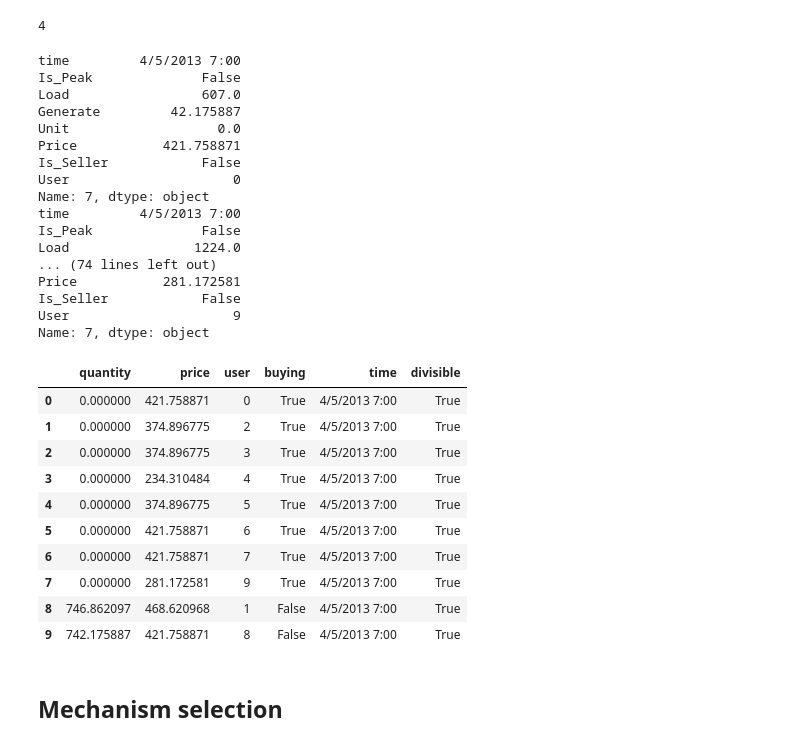
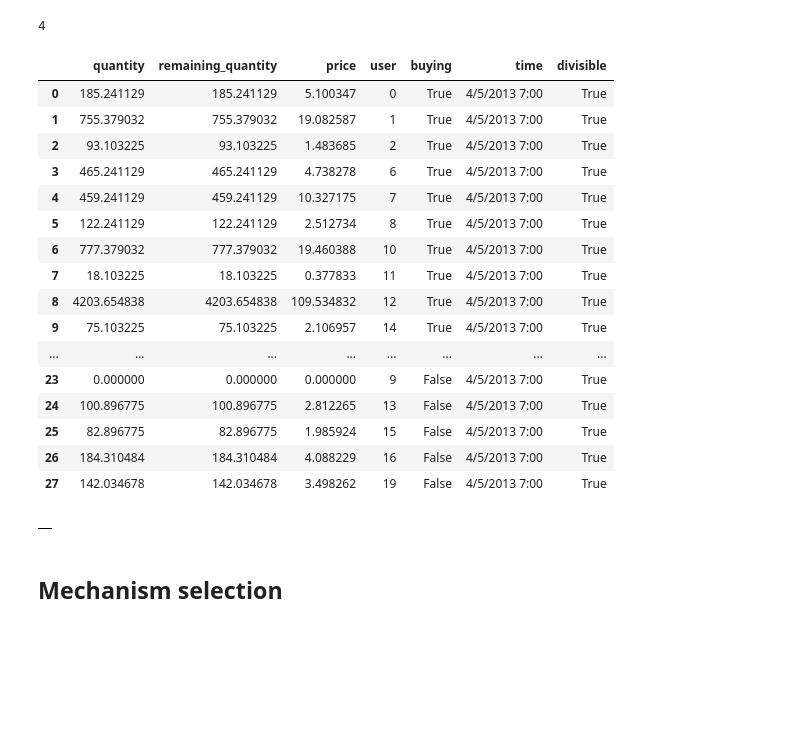
Before and after one commit to erfanara/pymarket-ng, a Jupyter notebook: test.ipynb, the cells around one changed output. Cells and saved outputs as stored; diff of their text form; code cells hidden in the pictures; blank space fills up the shorter version.

Commit message:
change data set and add direct ranking

```diff
--- a/test.ipynb
+++ b/test.ipynb
@@ -110,43 +112,42 @@ bm.get_breakeven_index()
 # %%
 bm = BidManager()
 # if df_Type1['time'] == "04/05/2013  12:00:00 ق.ظ":
 # for i in range (0,10):
     # bm.add_bid(Bid(price= df_Type1['Price'],   quantity= df_Type1['Unit'] , buying= df_Type1['Is_Seller']))
-df_round1=df_Type1[df_Type1['time'] == '4/5/2013 7:00']
+df_Type3_filtered = df_Type3[df_Type3['time'] == '4/5/2013 7:00']
+df_Type2_filtered = df_Type2[df_Type2['time'] == '4/5/2013 7:00']
+df_Type1_filtered = df_Type1[df_Type1['time'] == '4/5/2013 7:00']
+# Concatenate the filtered data frames into a new data frame
+df_round1 = pd.concat([df_Type3_filtered, df_Type2_filtered, df_Type1_filtered], ignore_index=True)
+
 for index , row  in df_round1.iterrows():
-    print(row)
+    # print(row)
     bm.add_bid(Bid(user=row['User'],price=row['Price'], quantity= row['Unit'], buying=not row['Is_Seller'],time= row['time']))
 
 bm.get_df()
 # %% [output]
-time         4/5/2013 7:00
-Is_Peak              False
-Load                 607.0
-Generate         42.175887
-Unit                   0.0
-Price           421.758871
-Is_Seller            False
-User                     0
-Name: 7, dtype: object
-time         4/5/2013 7:00
-Is_Peak              False
-Load                1224.0
-... (74 lines left out)
-Price           281.172581
-Is_Seller            False
-User                     9
-Name: 7, dtype: object
-|  | quantity | price | user | buying | time | divisible |
-| 0 | 0.000000 | 421.758871 | 0 | True | 4/5/2013 7:00 | True |
-| 1 | 0.000000 | 374.896775 | 2 | True | 4/5/2013 7:00 | True |
-| 2 | 0.000000 | 374.896775 | 3 | True | 4/5/2013 7:00 | True |
-| 3 | 0.000000 | 234.310484 | 4 | True | 4/5/2013 7:00 | True |
-| 4 | 0.000000 | 374.896775 | 5 | True | 4/5/2013 7:00 | True |
-| 5 | 0.000000 | 421.758871 | 6 | True | 4/5/2013 7:00 | True |
-| 6 | 0.000000 | 421.758871 | 7 | True | 4/5/2013 7:00 | True |
-| 7 | 0.000000 | 281.172581 | 9 | True | 4/5/2013 7:00 | True |
-| 8 | 746.862097 | 468.620968 | 1 | False | 4/5/2013 7:00 | True |
-| 9 | 742.175887 | 421.758871 | 8 | False | 4/5/2013 7:00 | True |
+|  | quantity | remaining_quantity | price | user | buying | time | divisible |
+| 0 | 185.241129 | 185.241129 | 5.100347 | 0 | True | 4/5/2013 7:00 | True |
+| 1 | 755.379032 | 755.379032 | 19.082587 | 1 | True | 4/5/2013 7:00 | True |
+| 2 | 93.103225 | 93.103225 | 1.483685 | 2 | True | 4/5/2013 7:00 | True |
+| 3 | 465.241129 | 465.241129 | 4.738278 | 6 | True | 4/5/2013 7:00 | True |
+| 4 | 459.241129 | 459.241129 | 10.327175 | 7 | True | 4/5/2013 7:00 | True |
+| 5 | 122.241129 | 122.241129 | 2.512734 | 8 | True | 4/5/2013 7:00 | True |
+| 6 | 777.379032 | 777.379032 | 19.460388 | 10 | True | 4/5/2013 7:00 | True |
+| 7 | 18.103225 | 18.103225 | 0.377833 | 11 | True | 4/5/2013 7:00 | True |
+| 8 | 4203.654838 | 4203.654838 | 109.534832 | 12 | True | 4/5/2013 7:00 | True |
+| 9 | 75.103225 | 75.103225 | 2.106957 | 14 | True | 4/5/2013 7:00 | True |
+| ... | ... | ... | ... | ... | ... | ... | ... |
+| 23 | 0.000000 | 0.000000 | 0.000000 | 9 | False | 4/5/2013 7:00 | True |
+| 24 | 100.896775 | 100.896775 | 2.812265 | 13 | False | 4/5/2013 7:00 | True |
+| 25 | 82.896775 | 82.896775 | 1.985924 | 15 | False | 4/5/2013 7:00 | True |
+| 26 | 184.310484 | 184.310484 | 4.088229 | 16 | False | 4/5/2013 7:00 | True |
+| 27 | 142.034678 | 142.034678 | 3.498262 | 19 | False | 4/5/2013 7:00 | True |
+# %%
+m=bm.run(Average_Mechanism_Multi)
+m.get_df()
+# %% [output]
+|  |
 # %% [markdown]
 ## Mechanism selection
 # %% [markdown]
```
Also changed, not shown: parts of 8 cells of this notebook, 1 other file.
